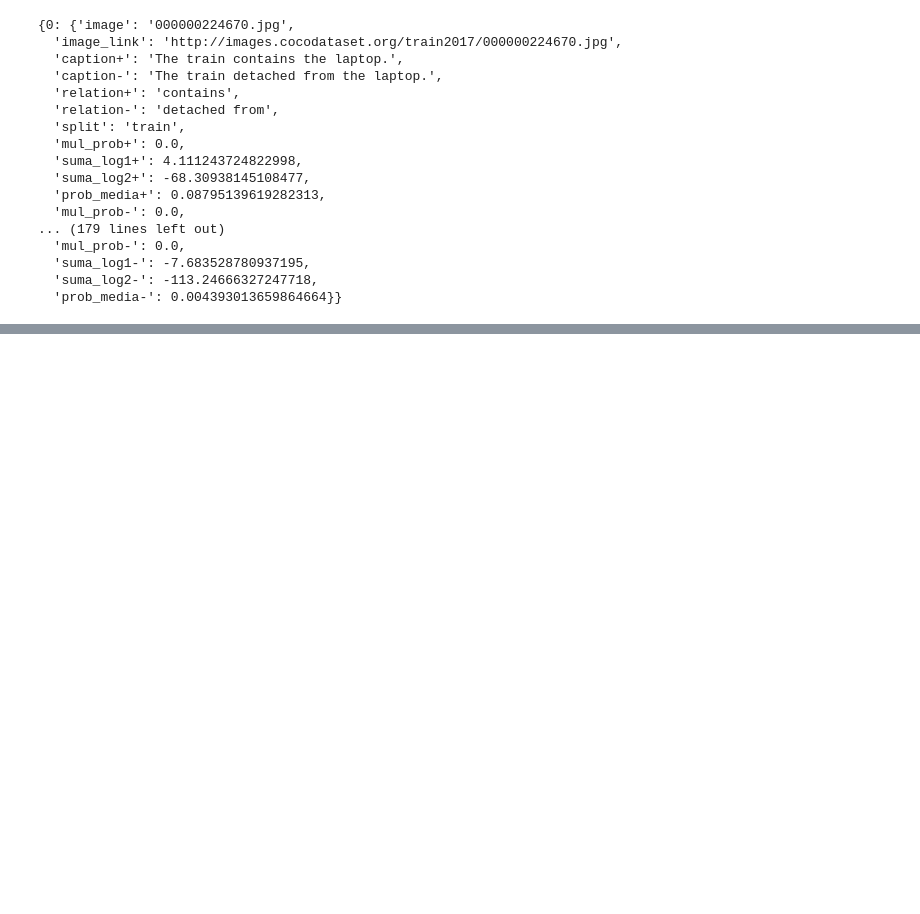
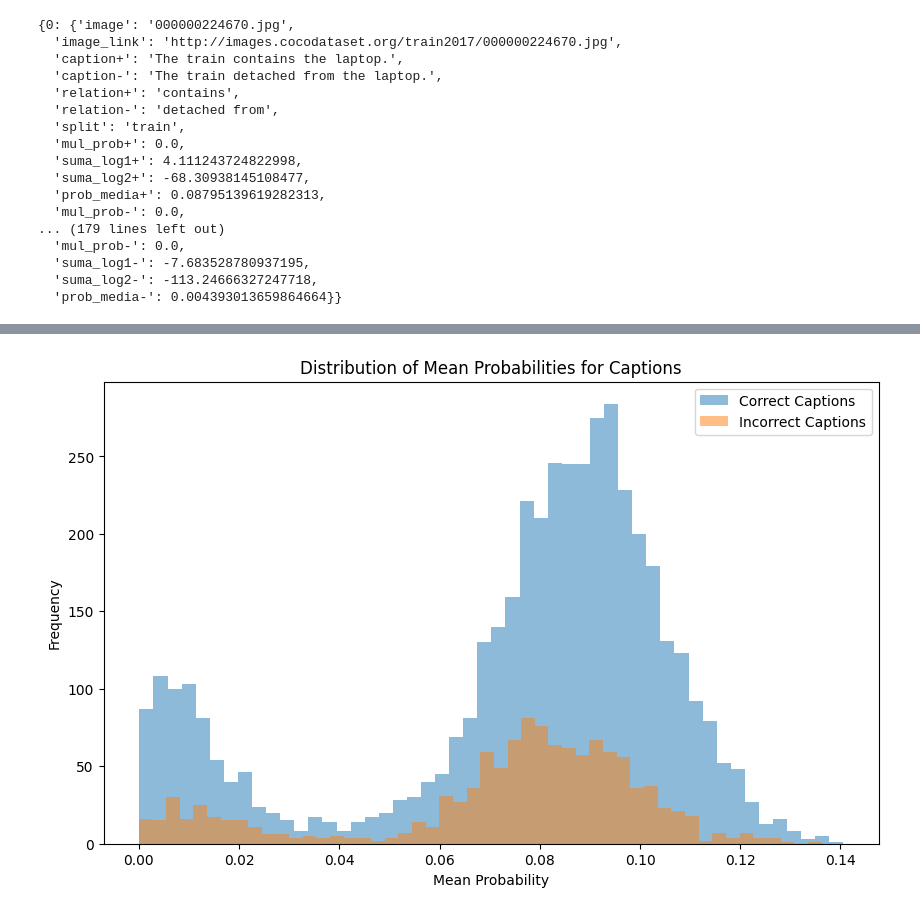
Before and after one commit to sarenales/VSR-Retrieval, a Jupyter notebook: Analisis_OFAVSR.ipynb, the cells around one changed output, grey strips where cells are left out. Cells and saved outputs as stored; diff of their text form; code cells hidden in the pictures; blank space fills up the shorter version.

```diff
--- a/Analisis_OFAVSR.ipynb
+++ b/Analisis_OFAVSR.ipynb
@@ -859,0 +932,18 @@ with open("resultados_captioner.json", "r") as resultados_json:
+# %%
+import matplotlib.pyplot as plt
+import numpy as np
+
+correct_probs = [item['mean_probP'] for item in datos_filtrados_prob if item['acierto_prob'] == 1]
+incorrect_probs = [item['mean_probN'] for item in datos_filtrados_prob if item['acierto_prob'] == 0]
+
+
+plt.figure(figsize=(10, 6))
+plt.hist(correct_probs, bins=50, alpha=0.5, label='Correct Captions')
+plt.hist(incorrect_probs, bins=50, alpha=0.5, label='Incorrect Captions')
+plt.legend(loc='upper right')
+plt.xlabel('Mean Probability')
+plt.ylabel('Frequency')
+plt.title('Distribution of Mean Probabilities for Captions')
+plt.show()
+# %% [output]
+[figure, added]
```
Also changed, not shown: parts of 5 cells of this notebook.
